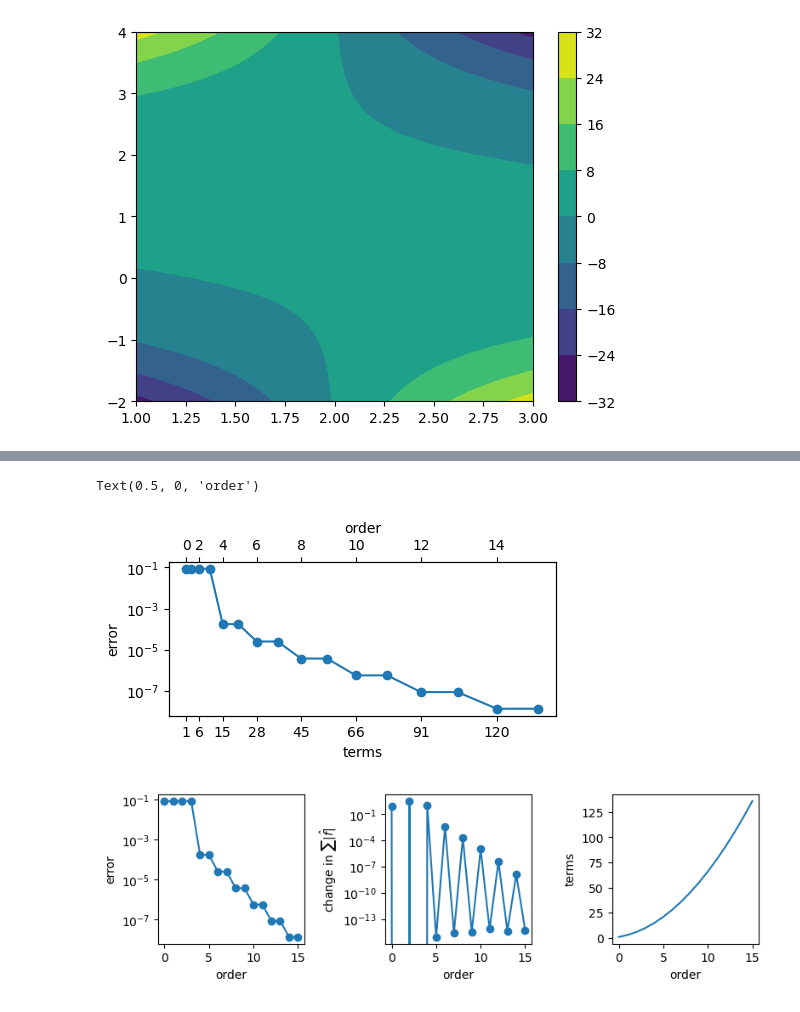
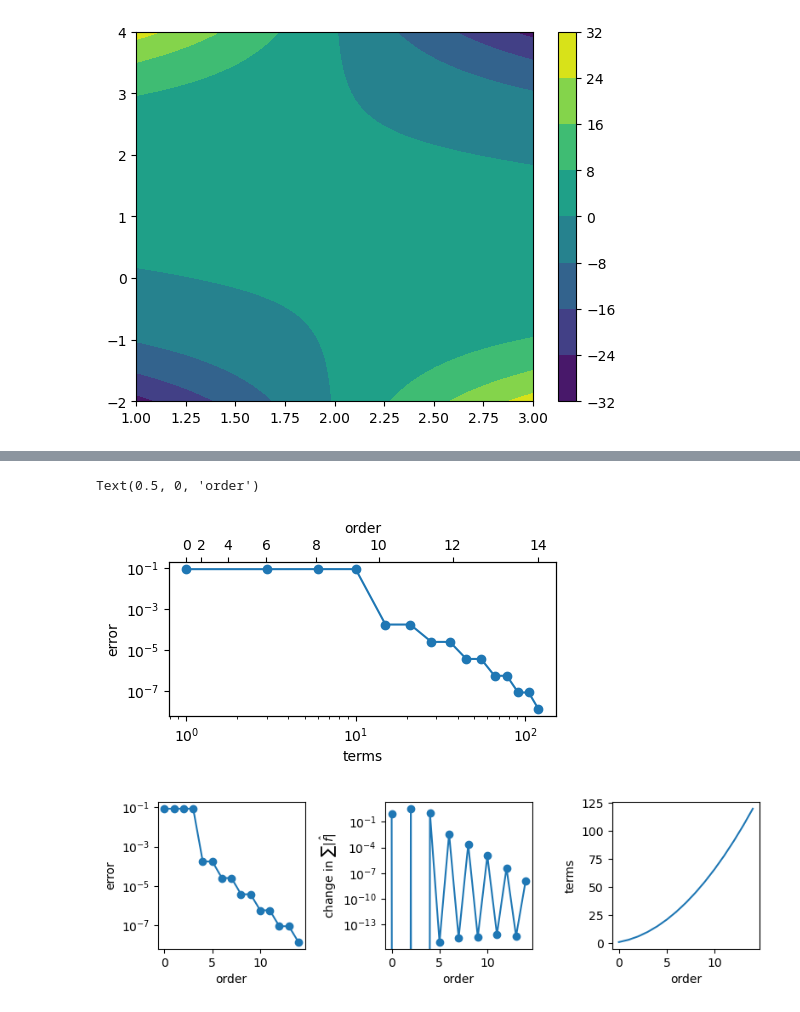
Before and after one commit to NiklasSchaaf/UQ_2023, a Jupyter notebook: homework_4/hw_nik.ipynb, the cells around one changed output, grey strips where cells are left out. Drawn from its saved outputs; the diff is of its cells as text; code cells hidden in the pictures.

```diff
--- a/homework_4/hw_nik.ipynb
+++ b/homework_4/hw_nik.ipynb
@@ -164,6 +164,5 @@ plt.colorbar()
 [figure]
 # %%
 max_order = 15
-max_order = max_order+1
 pairs, fhats, gamma1s, gamma2s = get_coefficents(max_order)
 # %% [output]
@@ -241,23 +238,24 @@ for order in orders:
 # %%
 fig = plt.figure()
 fig.set_size_inches(5,2)
 ax1 = fig.add_subplot(111)
 ax2 = ax1.twiny()
 
 ax1.plot(terms, errors, marker = 'o')
 ax1.set_xlabel(r"terms")
 ax1.set_ylabel(r"error")
 ax1.set_xticks(terms[0::2])
 # ax1.set_xticklabels(terms)
 ax1.set_yscale('log')
 
 ax2.set_xlim(ax1.get_xlim())
 ax2.set_xticks(terms[0::2])
 ax2.set_xticklabels(orders[0::2])
+ax1.set_xscale('log')
 ax2.set_xlabel(r"order")
 # %% [output]
 Text(0.5, 0, 'order')
-[figure, old version]
+[figure, new version]
 # %%
 fig, [ax1, ax2, ax3] = plt.subplots(1,3)
 fig.set_size_inches(8,2.5)
@@ -277,7 +275,7 @@ ax3.set_ylabel(r'terms')
 ax3.set_xlabel(r"order")
 fig.tight_layout()
 # %% [output]
-[figure, old version]
+[figure, new version]
 # %%
 fig, axs = plt.subplots(1,2)
 fig.set_size_inches(8,3)
```
Also changed, not shown: parts of 6 cells of this notebook.
